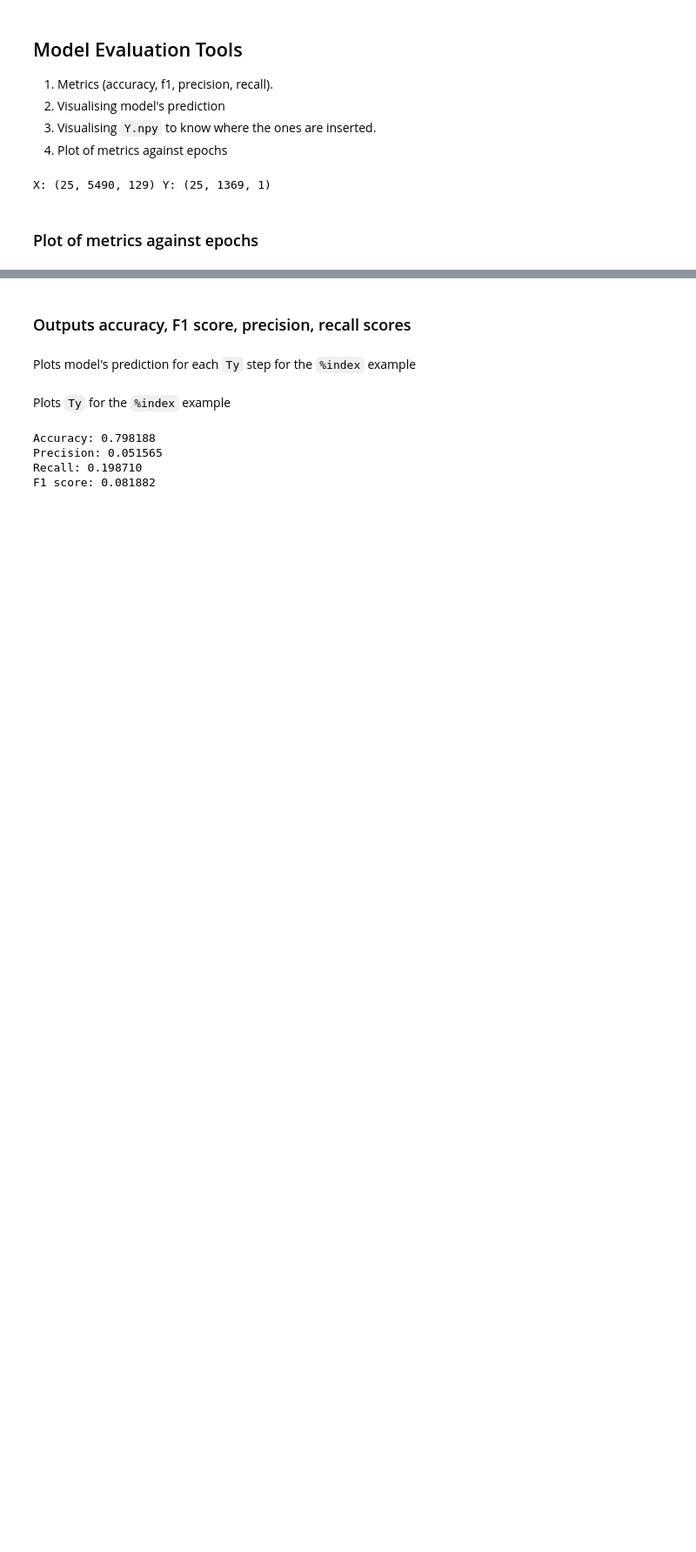
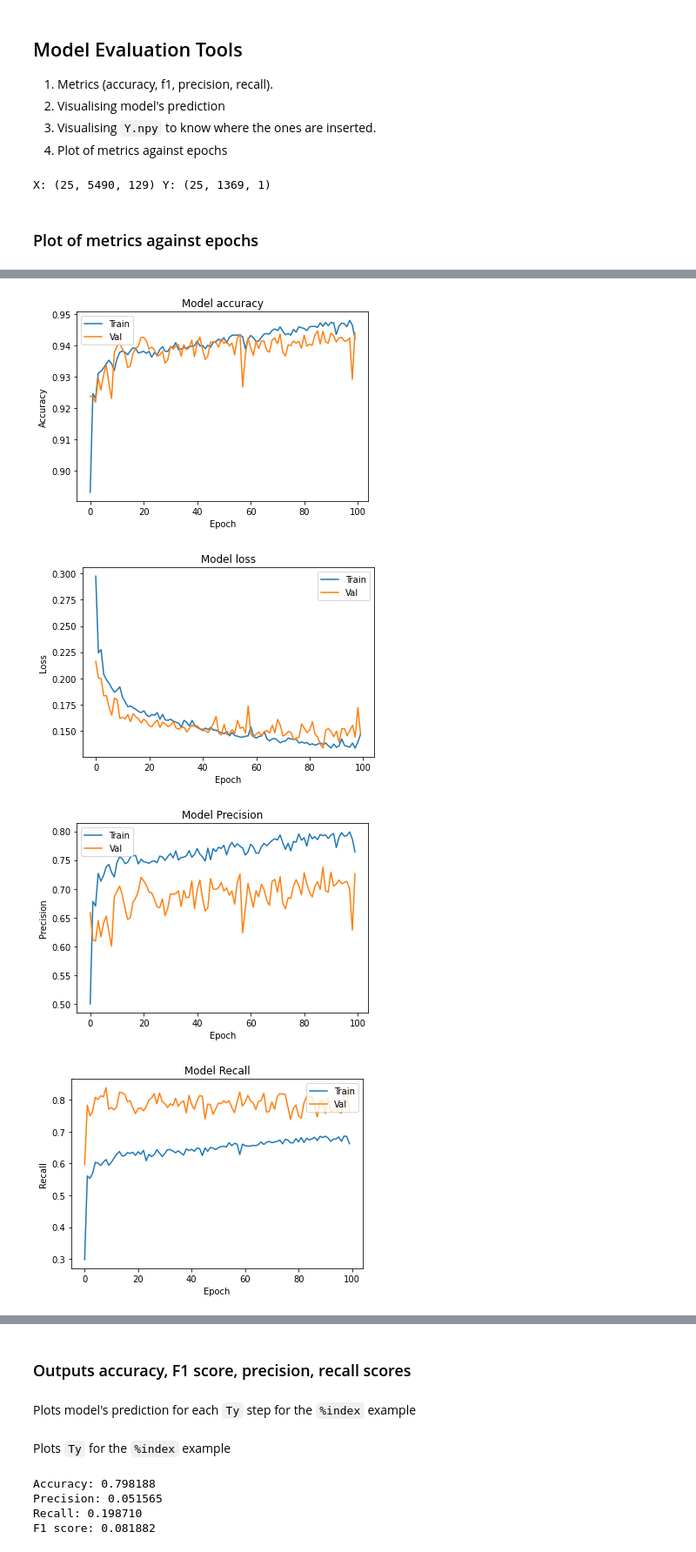
Before and after one commit to ybchen97/filler_detection, a Jupyter notebook: model.ipynb, the cells around one changed output, grey strips where cells are left out. Shown at 87% size. Cells and saved outputs as stored; diff of their text form; code cells hidden in the pictures; blank space fills up the shorter version.

```diff
--- a/model.ipynb
+++ b/model.ipynb
@@ -176,7 +176,7 @@ _________________________________________________________________
 ### Load Weights of Pre-trained Model
 Loaded weights instead of model due to custom metrics causing error in loading model directly. Read more [here](https://github.com/keras-team/keras/issues/10104).
 # %%
-model.load_weights(PROJ_PATH + "models/4_5_3_7_model.h5")
+model.load_weights(PROJ_PATH + "models/lstm.h5")
 model.summary()
 # %% [output]
 Model: "model_1"
@@ -335,0 +336,10 @@ plt.show()
+# %%
+# Load history CHANGE HISTORY PATH HERE
+history_filename = "4_5_3_7_history"
+history = pickle.load(open(PROJ_PATH +f'models/history/{history_filename}', "rb"))
+plot_history(history)
+# %% [output]
+[figure, added]
+[figure, added]
+[figure, added]
+[figure, added]
```
Also changed, not shown: parts of 2 cells of this notebook.
